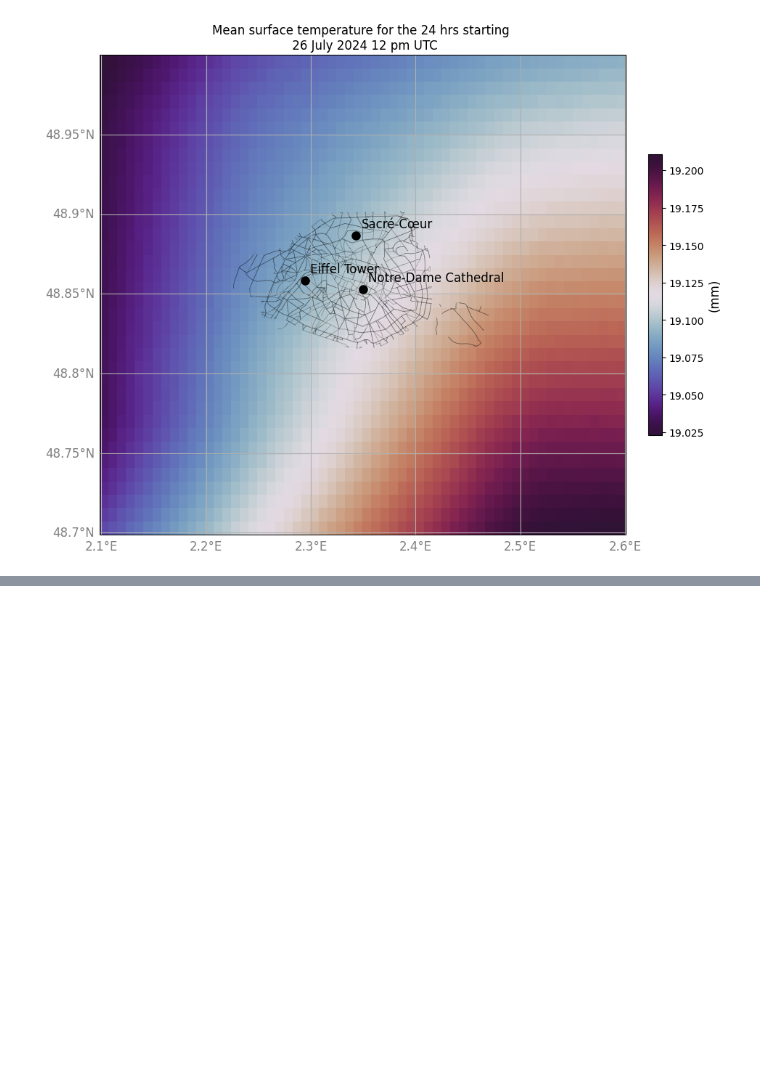
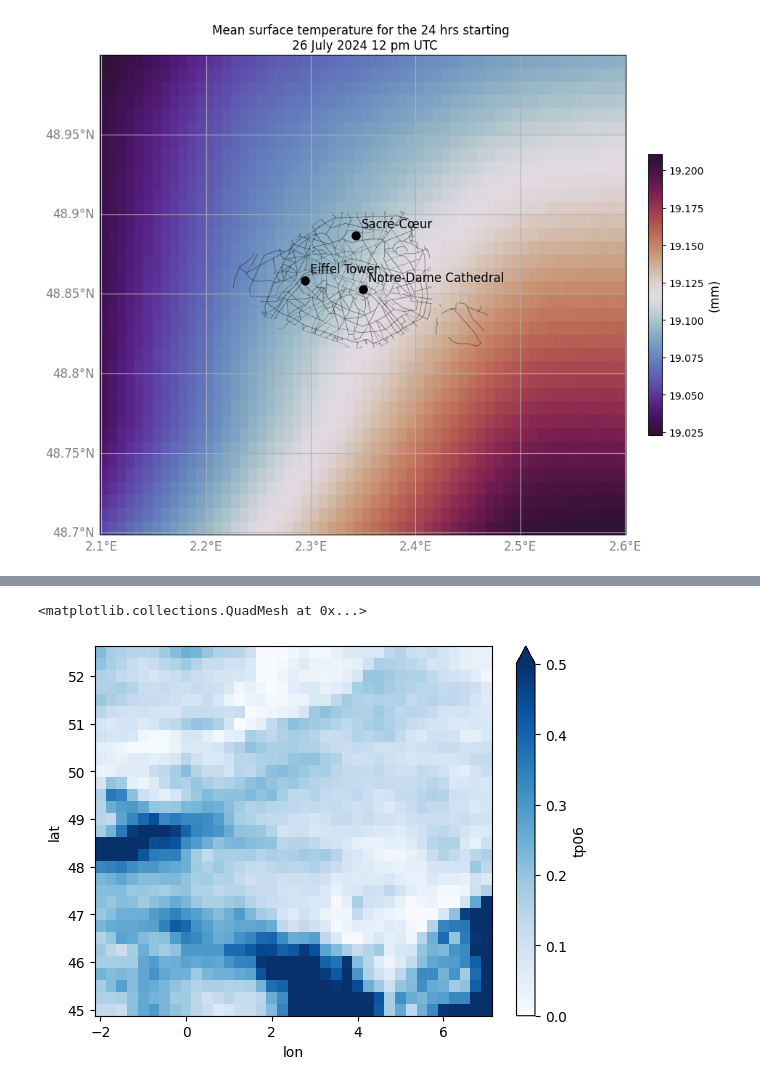
Before and after one commit to manmeet3591/ut_paris, a Jupyter notebook: src/analysis_after_inference.ipynb, the cells around one changed output, grey strips where cells are left out. Saved outputs shown, nothing was run; the diff lists cells and outputs as text; code cells hidden in the pictures; blank space fills up the shorter version.

```diff
--- a/src/analysis_after_inference.ipynb
+++ b/src/analysis_after_inference.ipynb
@@ -1178,0 +1169,6 @@ ds_pred.isel(latitude=slice(50,-50)).isel(longitude=slice(50,-50)).UGRD_10mabove
+# %%
+tp = ds_gc.tp06*1000
+tp.sum(dim='time').plot(vmin=0, cmap='Blues', vmax=0.5, extend='max')
+# %% [output]
+<matplotlib.collections.QuadMesh at 0x...>
+[figure, added]
```
Also changed, not shown: parts of 23 cells of this notebook.
